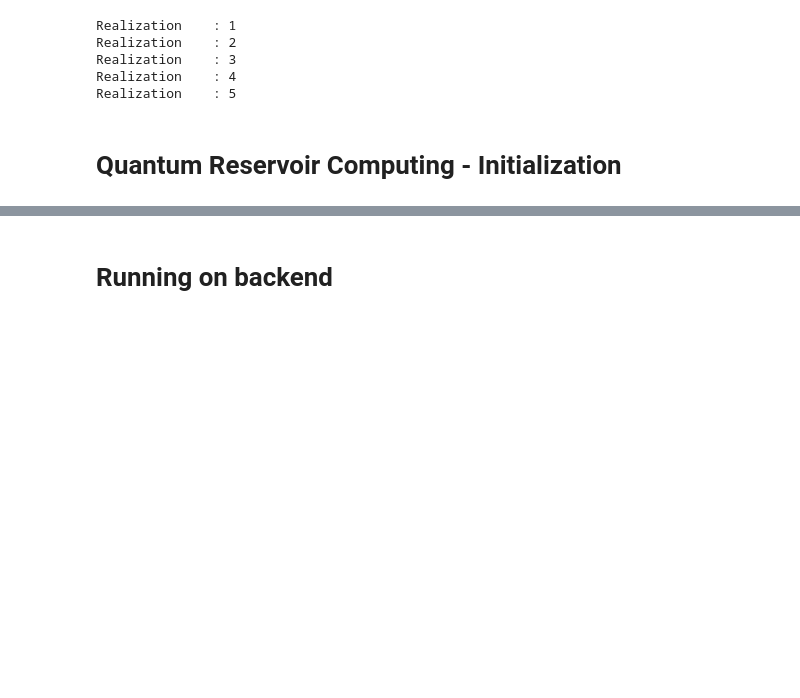
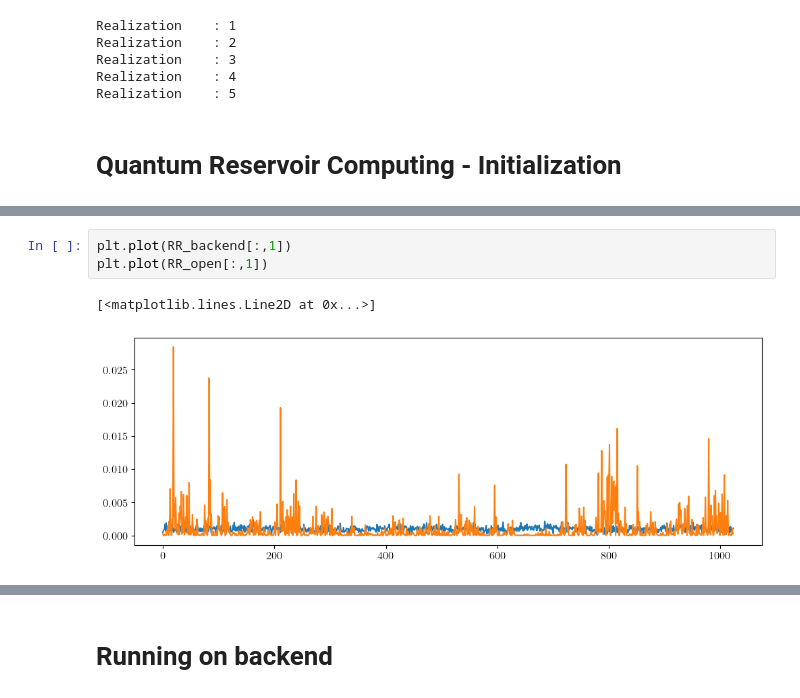
Before and after one commit to MagriLab/RF_QRC, a Jupyter notebook: src/Notebook_hardware.ipynb, the cells around one changed output, grey strips where cells are left out. Saved outputs shown, nothing was run; the diff lists cells and outputs as text; blank space fills up the shorter version.

```diff
--- a/src/Notebook_hardware.ipynb
+++ b/src/Notebook_hardware.ipynb
@@ -472,0 +683,6 @@ for x in range(runs):
+# %%
+plt.plot(RR_backend[:,1])
+plt.plot(RR_open[:,1])
+# %% [output]
+[<matplotlib.lines.Line2D at 0x...>]
+[figure, added]
```
Also changed, not shown: parts of 42 cells of this notebook, 2 other files.
